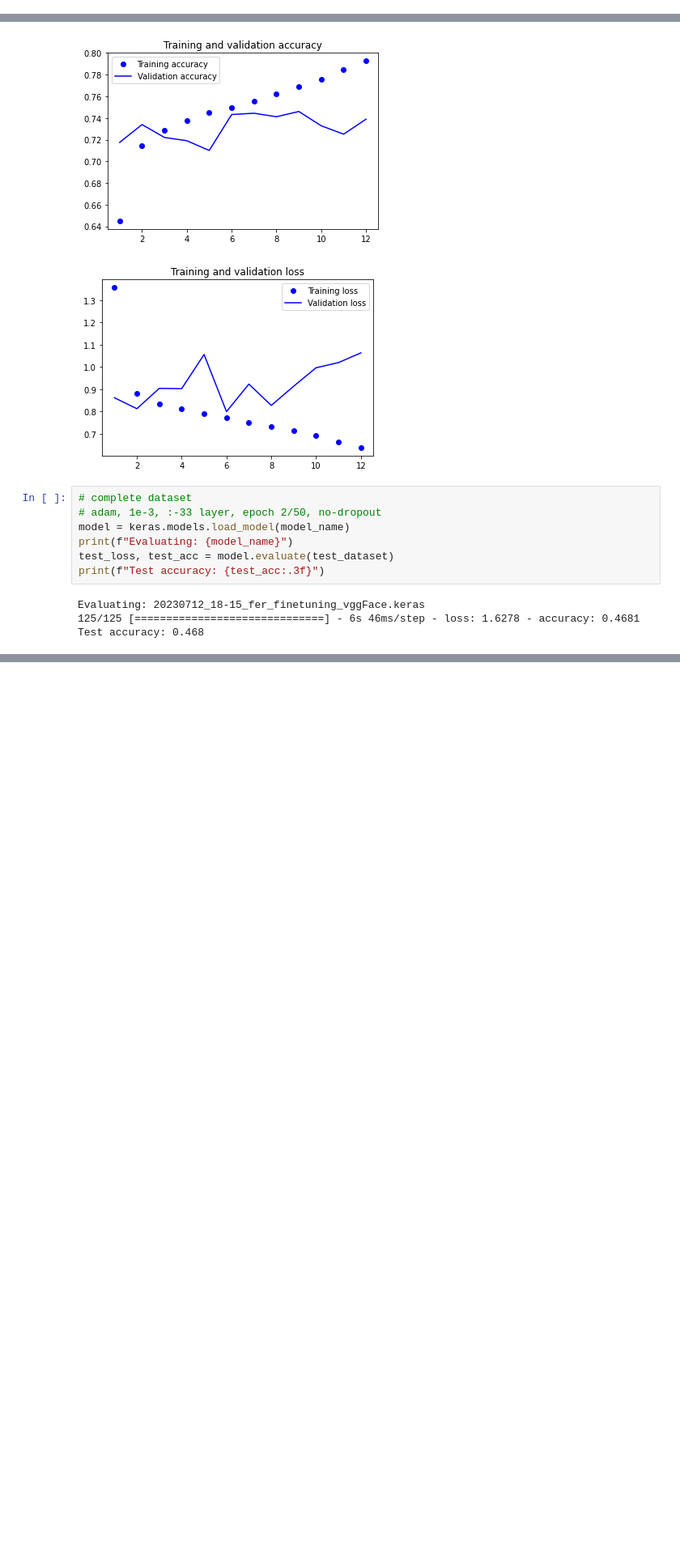
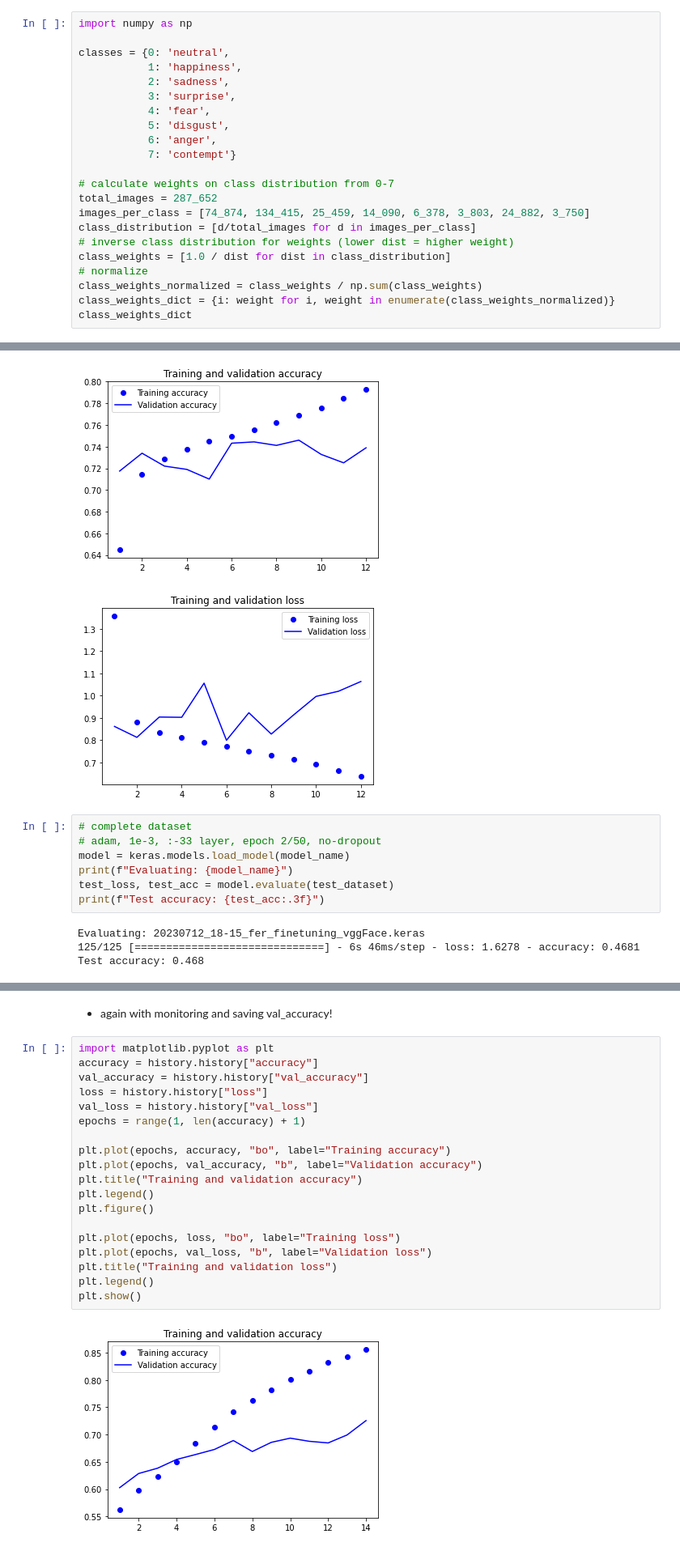
Before and after one commit to LeanderWernst/facial-expression-recognition, a Jupyter notebook: 230711_fer_vggFace_resnet50_finetunting.ipynb, the cells around one changed output, grey strips where cells are left out. Shown at 81% size. Saved outputs shown, nothing was run; the diff lists cells and outputs as text; blank space fills up the shorter version.

```diff
--- a/230711_fer_vggFace_resnet50_finetunting.ipynb
+++ b/230711_fer_vggFace_resnet50_finetunting.ipynb
@@ -59,0 +54,22 @@ def load_data(train_img_dir, test_img_dir):
+# %%
+import numpy as np
+
+classes = {0: 'neutral',
+           1: 'happiness',
+           2: 'sadness',
+           3: 'surprise',
+           4: 'fear',
+           5: 'disgust',
+           6: 'anger',
+           7: 'contempt'}
+
+# calculate weights on class distribution from 0-7
+total_images = 287_652
+images_per_class = [74_874, 134_415, 25_459, 14_090, 6_378, 3_803, 24_882, 3_750]
+class_distribution = [d/total_images for d in images_per_class]
+# inverse class distribution for weights (lower dist = higher weight)
+class_weights = [1.0 / dist for dist in class_distribution]
+# normalize
+class_weights_normalized = class_weights / np.sum(class_weights)
+class_weights_dict = {i: weight for i, weight in enumerate(class_weights_normalized)}
+class_weights_dict
@@ -179,0 +277,23 @@ Test accuracy: 0.406
+# %% [markdown]
+- again with monitoring and saving val_accuracy!
+# %%
+import matplotlib.pyplot as plt
+accuracy = history.history["accuracy"]
+val_accuracy = history.history["val_accuracy"]
+loss = history.history["loss"]
+val_loss = history.history["val_loss"]
+epochs = range(1, len(accuracy) + 1)
+
+plt.plot(epochs, accuracy, "bo", label="Training accuracy")
+plt.plot(epochs, val_accuracy, "b", label="Validation accuracy")
+plt.title("Training and validation accuracy")
+plt.legend()
+plt.figure()
+
+plt.plot(epochs, loss, "bo", label="Training loss")
+plt.plot(epochs, val_loss, "b", label="Validation loss")
+plt.title("Training and validation loss")
+plt.legend()
+plt.show()
+# %% [output]
+[figure, added]
```
Also changed, not shown: parts of 13 cells of this notebook, 2 other files.
